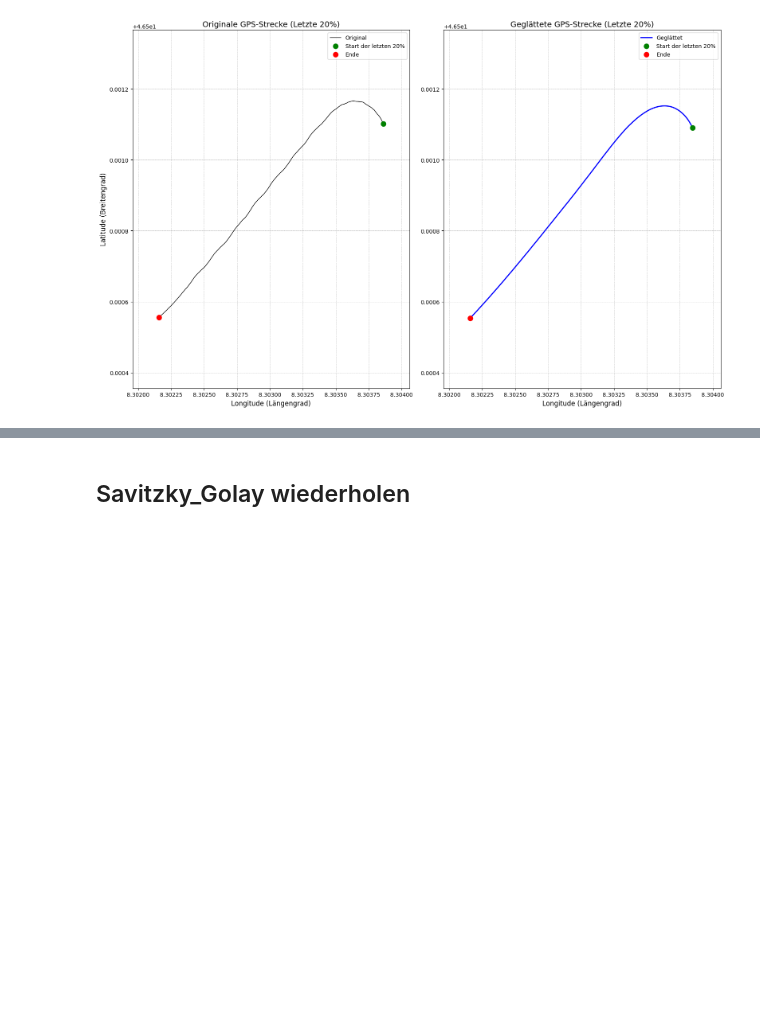
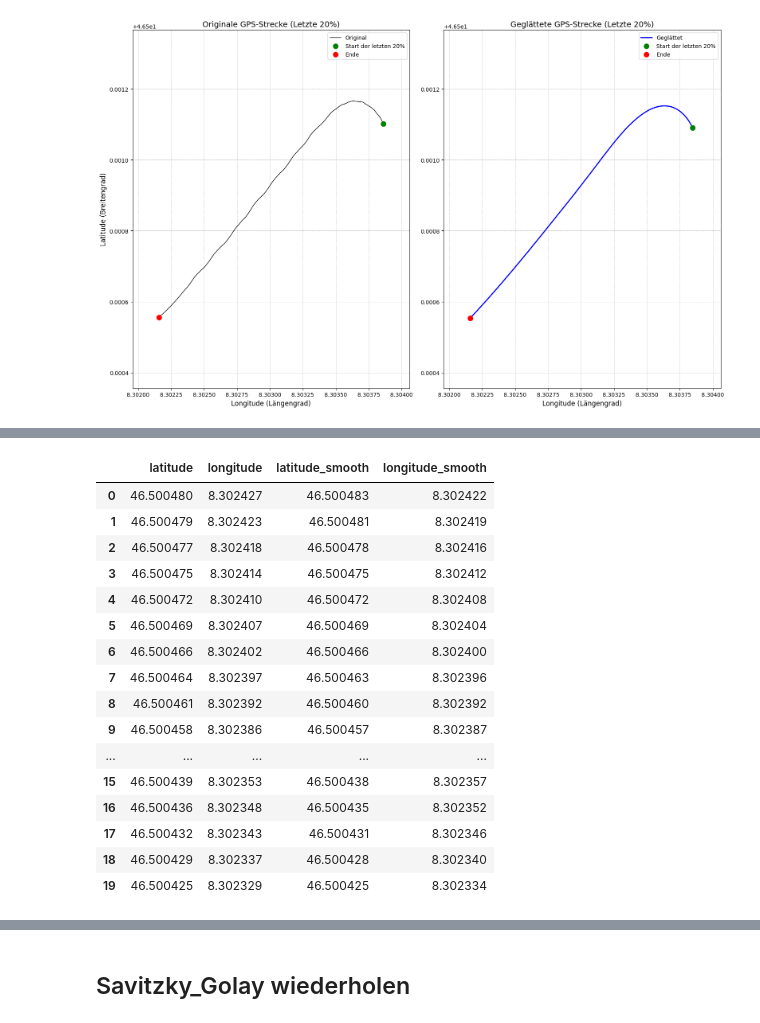
Before and after one commit to Louisfhgr/Dash.py, a Jupyter notebook: Vorwärtsbewegung_standartisieren.ipynb, the cells around one changed output, grey strips where cells are left out. Drawn from its saved outputs; the diff is of its cells as text; code cells hidden in the pictures; blank space fills up the shorter version.

```diff
--- a/Vorwärtsbewegung_standartisieren.ipynb
+++ b/Vorwärtsbewegung_standartisieren.ipynb
@@ -557,0 +690,20 @@ plt.show()
+# %%
+df_modified_Stan[['latitude', 'longitude',"latitude_smooth","longitude_smooth"]].head(20)
+# %% [output]
+|  | latitude | longitude | latitude_smooth | longitude_smooth |
+| 0 | 46.500480 | 8.302427 | 46.500483 | 8.302422 |
+| 1 | 46.500479 | 8.302423 | 46.500481 | 8.302419 |
+| 2 | 46.500477 | 8.302418 | 46.500478 | 8.302416 |
+| 3 | 46.500475 | 8.302414 | 46.500475 | 8.302412 |
+| 4 | 46.500472 | 8.302410 | 46.500472 | 8.302408 |
+| 5 | 46.500469 | 8.302407 | 46.500469 | 8.302404 |
+| 6 | 46.500466 | 8.302402 | 46.500466 | 8.302400 |
+| 7 | 46.500464 | 8.302397 | 46.500463 | 8.302396 |
+| 8 | 46.500461 | 8.302392 | 46.500460 | 8.302392 |
+| 9 | 46.500458 | 8.302386 | 46.500457 | 8.302387 |
+| ... | ... | ... | ... | ... |
+| 15 | 46.500439 | 8.302353 | 46.500438 | 8.302357 |
+| 16 | 46.500436 | 8.302348 | 46.500435 | 8.302352 |
+| 17 | 46.500432 | 8.302343 | 46.500431 | 8.302346 |
+| 18 | 46.500429 | 8.302337 | 46.500428 | 8.302340 |
+| 19 | 46.500425 | 8.302329 | 46.500425 | 8.302334 |
```
Also changed, not shown: parts of 10 cells of this notebook.
